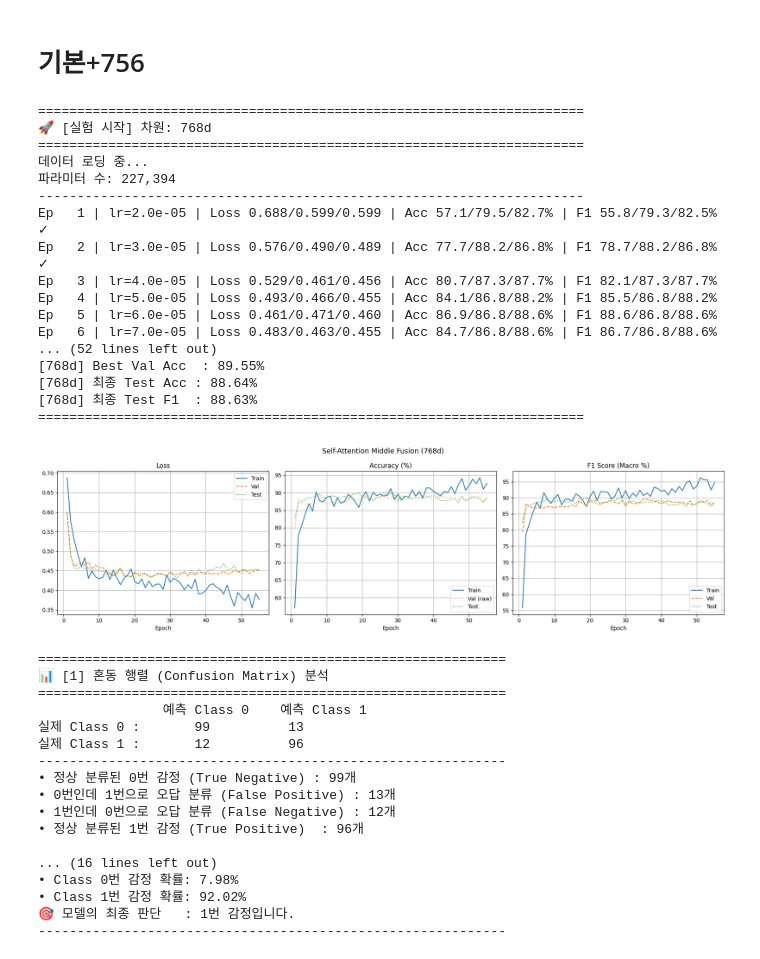
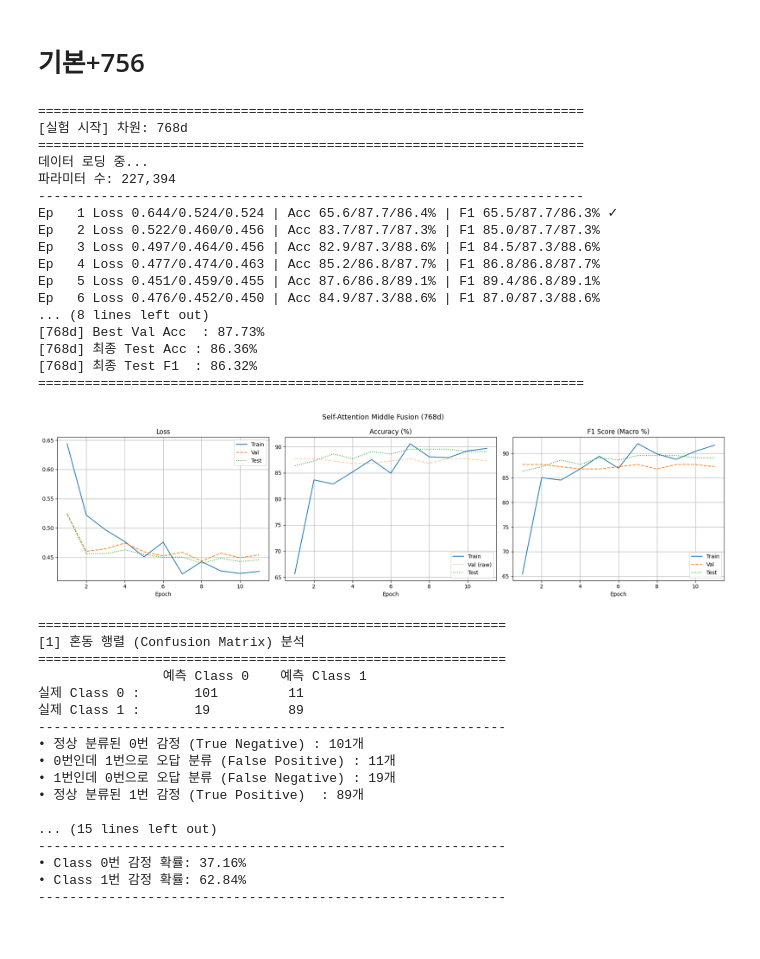
Before and after one commit to JiHyun13/deeplearning_and_lab_team.5, a Jupyter notebook: self_fusion.ipynb, the cells around one changed output. Drawn from its saved outputs; the diff is of its cells as text; code cells hidden in the pictures.

```diff
--- a/self_fusion.ipynb
+++ b/self_fusion.ipynb
@@ -16,9 +16,9 @@ warnings.filterwarnings("ignore")
 # ============================================================
 # 0. 하이퍼파라미터
 # ============================================================
-CFG = dict(
+hyp = dict(
     seed          = 42,
-    epochs        = 150,
+    epochs        = 50, #에포크
     lr            = 1e-4,
     batch_size    = 32,
     shared_dim    = 64,
@@ -29,8 +29,8 @@ CFG = dict(
     noise_std     = 0.02,
     mixup_alpha   = 0.1,
     modal_drop_p  = 0.15,
-    patience      = 20,
-    warmup_epochs = 10,
+    patience      = 10,
+    warmup_epochs = 5,
     smooth_window = 3,
 )
 
@@ -45,6 +45,6 @@ def set_seed(seed):
     torch.backends.cudnn.deterministic = True
     torch.backends.cudnn.benchmark     = False
 
-set_seed(CFG["seed"])
+set_seed(hyp["seed"])
 # %% [output]
 Device: cuda
@@ -497,44 +498,44 @@ Ep   6 | lr=7.0e-05 | Loss 0.464/0.470/0.450 | Acc 86.7/86.8/86.4% | F1 88.4/86.
 # %%
 model_768, hist_768 = run_experiment(
     in_dim     = 768,
     text_path  = "pkl/text_features_768(basic+earlystop).pkl",
     audio_path = "pkl/audio_hubert_768.pkl",
     video_path = "pkl/video_features_768.pkl",
-    cfg        = CFG
+    hyp        = hyp
 )
 # %% [output]
 ======================================================================
-🚀 [실험 시작] 차원: 768d
+[실험 시작] 차원: 768d
 ======================================================================
 데이터 로딩 중...
 파라미터 수: 227,394
 ----------------------------------------------------------------------
-Ep   1 | lr=2.0e-05 | Loss 0.688/0.599/0.599 | Acc 57.1/79.5/82.7% | F1 55.8/79.3/82.5% ✓
-Ep   2 | lr=3.0e-05 | Loss 0.576/0.490/0.489 | Acc 77.7/88.2/86.8% | F1 78.7/88.2/86.8% ✓
-Ep   3 | lr=4.0e-05 | Loss 0.529/0.461/0.456 | Acc 80.7/87.3/87.7% | F1 82.1/87.3/87.7%
-Ep   4 | lr=5.0e-05 | Loss 0.493/0.466/0.455 | Acc 84.1/86.8/88.2% | F1 85.5/86.8/88.2%
-Ep   5 | lr=6.0e-05 | Loss 0.461/0.471/0.460 | Acc 86.9/86.8/88.6% | F1 88.6/86.8/88.6%
-Ep   6 | lr=7.0e-05 | Loss 0.483/0.463/0.455 | Acc 84.7/86.8/88.6% | F1 86.7/86.8/88.6%
-... (52 lines left out)
-[768d] Best Val Acc  : 89.55%
-[768d] 최종 Test Acc : 88.64%
-[768d] 최종 Test F1  : 88.63%
+Ep   1 Loss 0.644/0.524/0.524 | Acc 65.6/87.7/86.4% | F1 65.5/87.7/86.3% ✓
+Ep   2 Loss 0.522/0.460/0.456 | Acc 83.7/87.7/87.3% | F1 85.0/87.7/87.3%
+Ep   3 Loss 0.497/0.464/0.456 | Acc 82.9/87.3/88.6% | F1 84.5/87.3/88.6%
+Ep   4 Loss 0.477/0.474/0.463 | Acc 85.2/86.8/87.7% | F1 86.8/86.8/87.7%
+Ep   5 Loss 0.451/0.459/0.455 | Acc 87.6/86.8/89.1% | F1 89.4/86.8/89.1%
+Ep   6 Loss 0.476/0.452/0.450 | Acc 84.9/87.3/88.6% | F1 87.0/87.3/88.6%
+... (8 lines left out)
+[768d] Best Val Acc  : 87.73%
+[768d] 최종 Test Acc : 86.36%
+[768d] 최종 Test F1  : 86.32%
 ======================================================================
-[figure, old version]
+[figure, new version]
 ============================================================
-📊 [1] 혼동 행렬 (Confusion Matrix) 분석
+[1] 혼동 행렬 (Confusion Matrix) 분석
 ============================================================
                 예측 Class 0    예측 Class 1
-실제 Class 0 :       99          13
-실제 Class 1 :       12          96
+실제 Class 0 :       101         11
+실제 Class 1 :       19          89
 ------------------------------------------------------------
-• 정상 분류된 0번 감정 (True Negative) : 99개
-• 0번인데 1번으로 오답 분류 (False Positive) : 13개
-• 1번인데 0번으로 오답 분류 (False Negative) : 12개
-• 정상 분류된 1번 감정 (True Positive)  : 96개
+• 정상 분류된 0번 감정 (True Negative) : 101개
+• 0번인데 1번으로 오답 분류 (False Positive) : 11개
+• 1번인데 0번으로 오답 분류 (False Negative) : 19개
+• 정상 분류된 1번 감정 (True Positive)  : 89개
 
-... (16 lines left out)
-• Class 0번 감정 확률: 7.98%
-• Class 1번 감정 확률: 92.02%
-🎯 모델의 최종 판단   : 1번 감정입니다.
+... (15 lines left out)
 ------------------------------------------------------------
+• Class 0번 감정 확률: 37.16%
+• Class 1번 감정 확률: 62.84%
+------------------------------------------------------------
```
Also changed, not shown: parts of 3 cells of this notebook.
